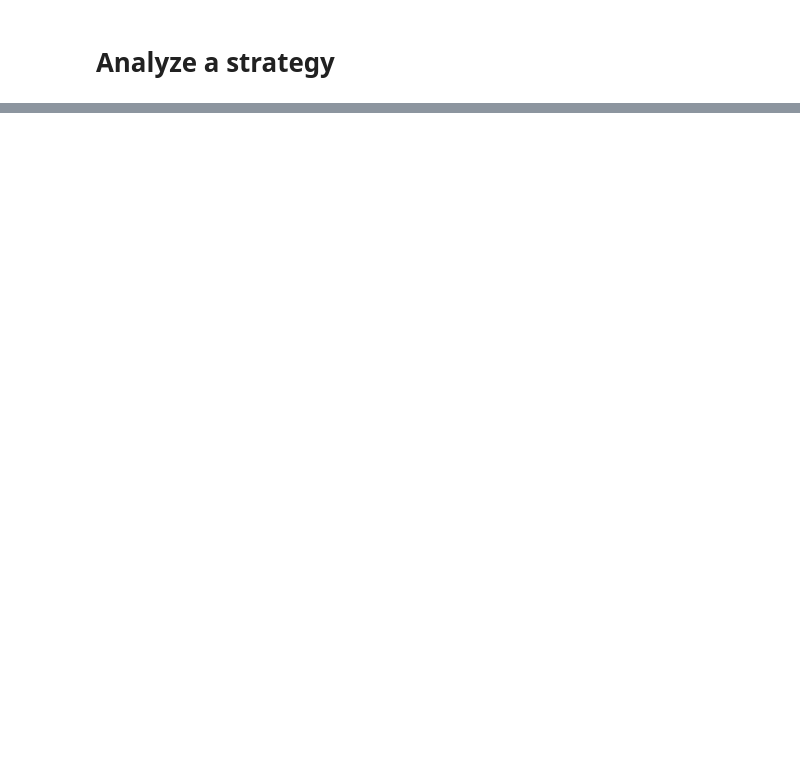
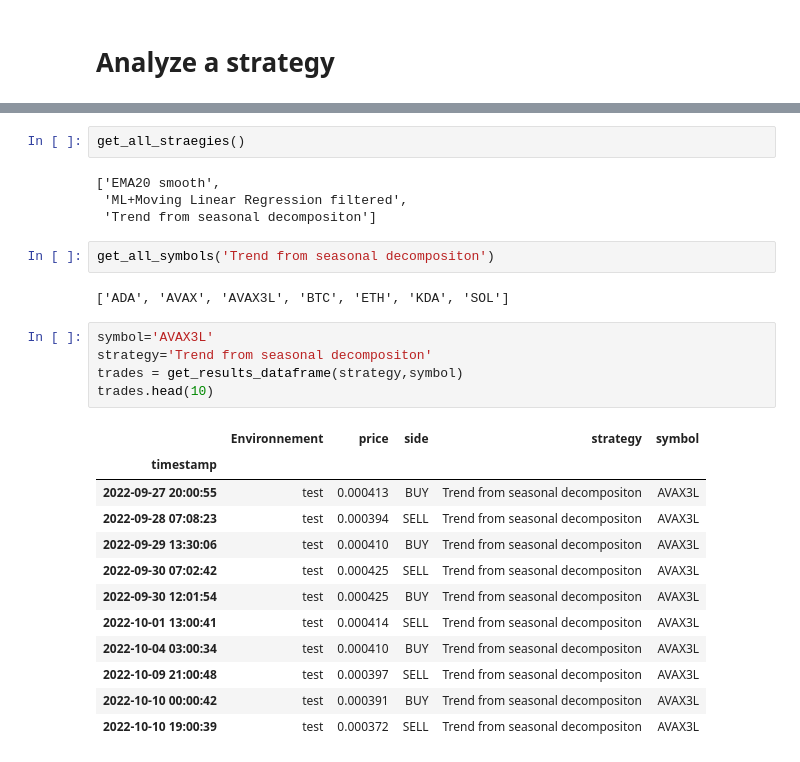
Before and after one commit to webclinic017/Trading-sandbox, a Jupyter notebook: src/01_Results_analysis.ipynb, the cells around one changed output, grey strips where cells are left out. Drawn from its saved outputs; the diff is of its cells as text; blank space fills up the shorter version.

```diff
--- a/src/01_Results_analysis.ipynb
+++ b/src/01_Results_analysis.ipynb
@@ -159 +93,29 @@ trades.head(20)
+# %%
+get_all_straegies()
+# %% [output]
+['EMA20 smooth',
+ 'ML+Moving Linear Regression filtered',
+ 'Trend from seasonal decompositon']
+# %%
+get_all_symbols('Trend from seasonal decompositon')
+# %% [output]
+['ADA', 'AVAX', 'AVAX3L', 'BTC', 'ETH', 'KDA', 'SOL']
+# %%
+symbol='AVAX3L'
+strategy='Trend from seasonal decompositon'
+trades = get_results_dataframe(strategy,symbol)
+trades.head(10)
+# %% [output]
+|  | Environnement | price | side | strategy | symbol |
+| timestamp |  |  |  |  |  |
+| 2022-09-27 20:00:55 | test | 0.000413 | BUY | Trend from seasonal decompositon | AVAX3L |
+| 2022-09-28 07:08:23 | test | 0.000394 | SELL | Trend from seasonal decompositon | AVAX3L |
+| 2022-09-29 13:30:06 | test | 0.000410 | BUY | Trend from seasonal decompositon | AVAX3L |
+| 2022-09-30 07:02:42 | test | 0.000425 | SELL | Trend from seasonal decompositon | AVAX3L |
+| 2022-09-30 12:01:54 | test | 0.000425 | BUY | Trend from seasonal decompositon | AVAX3L |
+| 2022-10-01 13:00:41 | test | 0.000414 | SELL | Trend from seasonal decompositon | AVAX3L |
+| 2022-10-04 03:00:34 | test | 0.000410 | BUY | Trend from seasonal decompositon | AVAX3L |
+| 2022-10-09 21:00:48 | test | 0.000397 | SELL | Trend from seasonal decompositon | AVAX3L |
+| 2022-10-10 00:00:42 | test | 0.000391 | BUY | Trend from seasonal decompositon | AVAX3L |
+| 2022-10-10 19:00:39 | test | 0.000372 | SELL | Trend from seasonal decompositon | AVAX3L |
 # %%
```
Also changed, not shown: parts of 13 cells of this notebook, 3 other files.
